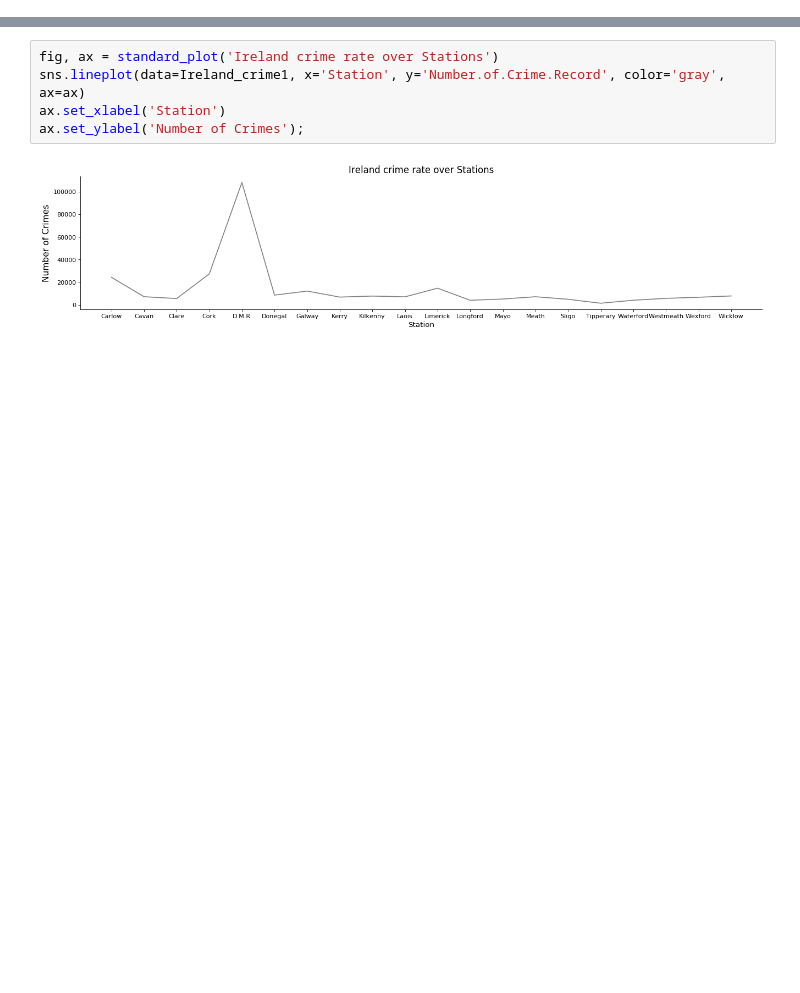
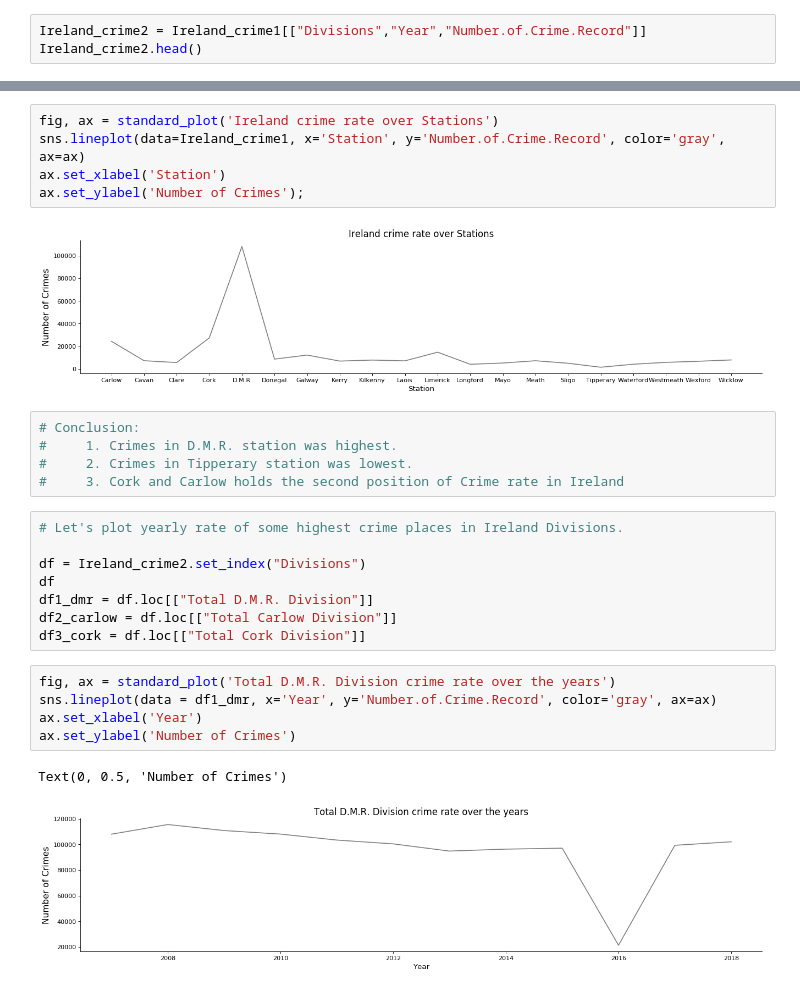
Before and after one commit to somya-anchalia/Data-Analytics-Projects, a Jupyter notebook: My projects/Code/crimes-at-ireland-analytics/crimes-at-ireland-analytics.ipynb, the cells around one changed output, grey strips where cells are left out. Saved outputs shown, nothing was run; the diff lists cells and outputs as text; blank space fills up the shorter version.

```diff
--- a/My projects/Code/crimes-at-ireland-analytics/crimes-at-ireland-analytics.ipynb
+++ b/My projects/Code/crimes-at-ireland-analytics/crimes-at-ireland-analytics.ipynb
@@ -106,0 +53,3 @@ Ireland_crime1.shape
+# %%
+Ireland_crime2 = Ireland_crime1[["Divisions","Year","Number.of.Crime.Record"]]
+Ireland_crime2.head()
@@ -140,3 +110,24 @@ ax.set_xlabel('Station')
 ax.set_ylabel('Number of Crimes');
 # %% [output]
 [figure]
+# %%
+# Conclusion:
+#     1. Crimes in D.M.R. station was highest.
+#     2. Crimes in Tipperary station was lowest.
+#     3. Cork and Carlow holds the second position of Crime rate in Ireland
+# %%
+# Let's plot yearly rate of some highest crime places in Ireland Divisions.
+
+df = Ireland_crime2.set_index("Divisions")
+df
+df1_dmr = df.loc[["Total D.M.R. Division"]]
+df2_carlow = df.loc[["Total Carlow Division"]]
+df3_cork = df.loc[["Total Cork Division"]]
+# %%
+fig, ax = standard_plot('Total D.M.R. Division crime rate over the years')
+sns.lineplot(data = df1_dmr, x='Year', y='Number.of.Crime.Record', color='gray', ax=ax)
+ax.set_xlabel('Year')
+ax.set_ylabel('Number of Crimes')
+# %% [output]
+Text(0, 0.5, 'Number of Crimes')
+[figure, added]
```
Also changed, not shown: parts of 12 cells of this notebook.
